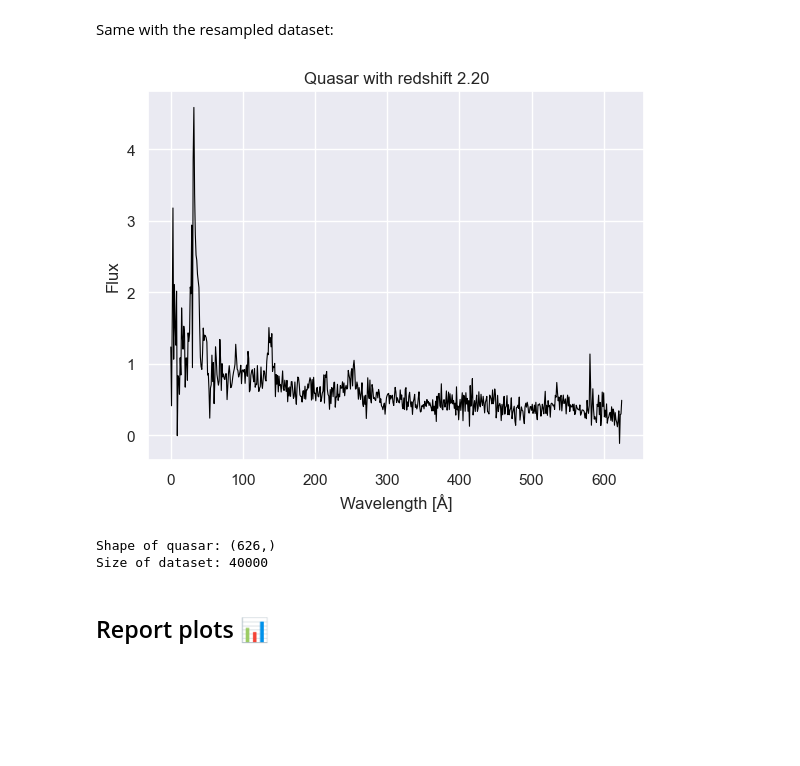
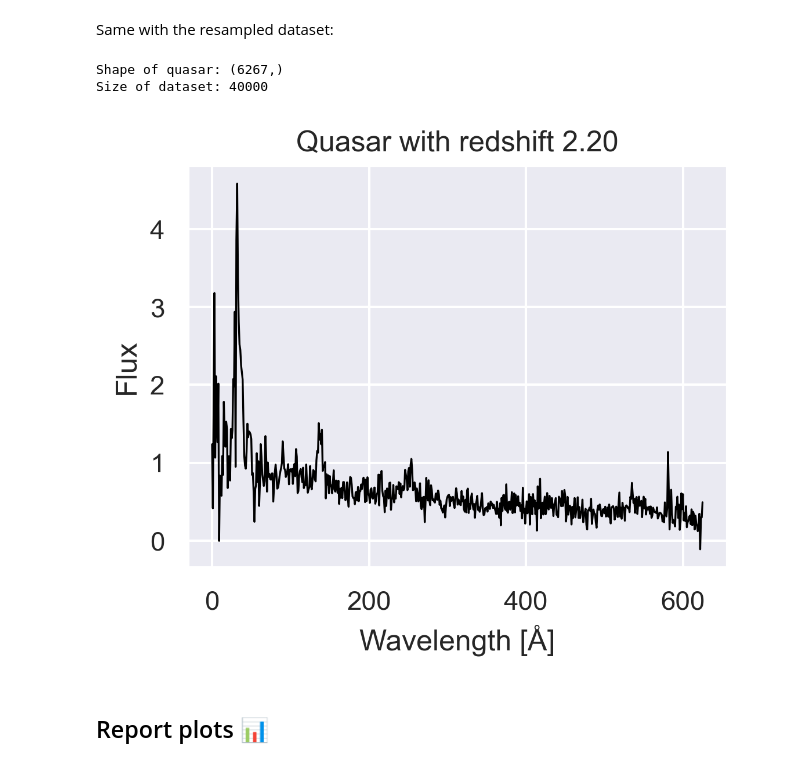
Before and after one commit to GabrielMissael/QuasarNN, a Jupyter notebook: report.ipynb, the cells around one changed output. Saved outputs shown, nothing was run; the diff lists cells and outputs as text; code cells hidden in the pictures; blank space fills up the shorter version.

```diff
--- a/report.ipynb
+++ b/report.ipynb
@@ -58,6 +66,7 @@ from astropy.io import fits # For reading fits files
 import numpy as np # For array operations
 import pandas as pd # For dataframes
 import matplotlib.pyplot as plt # For plotting
+import matplotlib as mpl # For plotting
 import seaborn as sns # For plotting
 from tqdm import tqdm # For progress bars
 import os # For reading paths
@@ -70,6 +79,12 @@ import torch
 from torch.utils.data import Dataset, DataLoader, random_split
 from torch import nn, optim
 from torchinfo import summary
+from torchmetrics import (
+    MeanAbsoluteError,
+    MeanSquaredError,
+    ConcordanceCorrCoef,
+    PearsonCorrCoef,
+    R2Score)
 
 # Show selected GPU
 gpu_idx = torch.cuda.current_device()
@@ -88,6 +103,9 @@ os.environ["WANDB_SILENT"] = "true"
 # Figure style
 sns.set_theme()
 
+# Figure dpi
+mpl.rcParams['figure.dpi'] = 300
+
 # Logger
 logger = logging.getLogger('wandb')
 logger.setLevel(logging.ERROR)
@@ -510,21 +565,24 @@ Size of dataset: 40000
 # %% [markdown]
 Same with the resampled dataset:
 # %%
+print(f'Shape of quasar: {quasar.shape}')
+print(f'Size of dataset: {len(dataset)}')
+
+# Create figure
+fig = plt.figure(figsize=(4, 3))
+
 # Example
 quasar, label = dataset_rebinned[5]
 
 plt.plot(quasar, color = 'black', linewidth = 0.8)
 plt.title(f'Quasar with redshift {label:.2f}')
 plt.xlabel('Wavelength [Å]')
 plt.ylabel('Flux')
 plt.show()
-
-print(f'Shape of quasar: {quasar.shape}')
-print(f'Size of dataset: {len(dataset)}')
 # %% [output]
+Shape of quasar: (6267,)
+Size of dataset: 40000
-[figure, old version]
+[figure, new version]
-Shape of quasar: (626,)
-Size of dataset: 40000
 # %% [markdown]
 ## Report plots 📊
 # %% [markdown]
```
Also changed, not shown: parts of 56 cells of this notebook, 1 other file.
